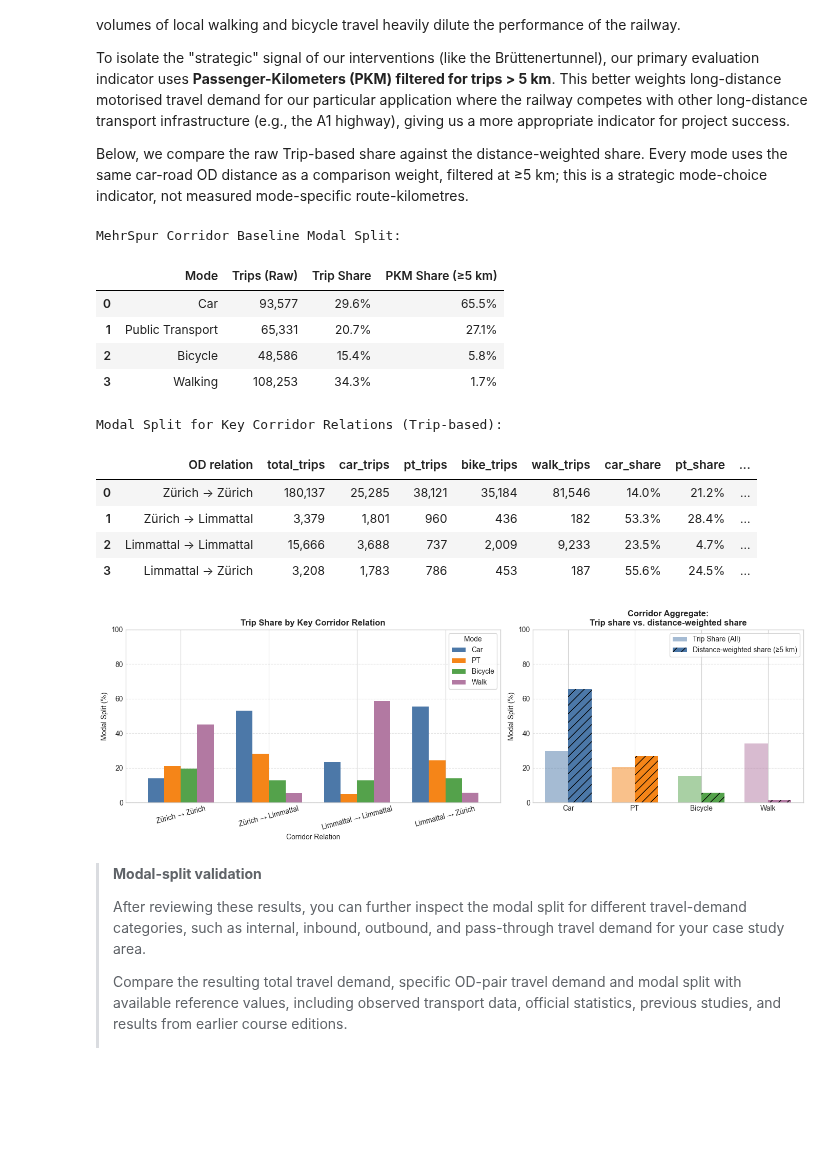
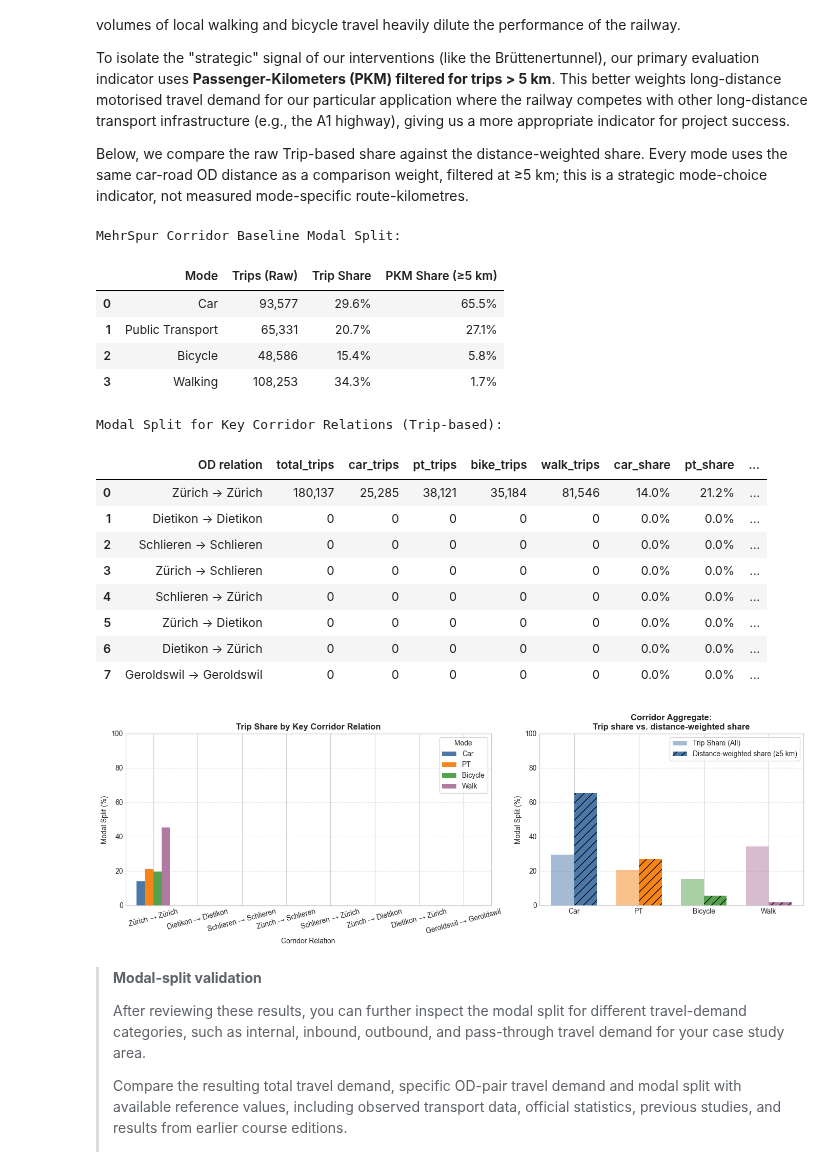
Before and after one commit to sebischoff/IP-HS26-MehrSpur-CaseStudy, a Jupyter notebook: notebooks/02_system_modeling.ipynb, the cells around one changed output. Saved outputs shown, nothing was run; the diff lists cells and outputs as text; code cells hidden in the pictures; blank space fills up the shorter version.

```diff
--- a/notebooks/02_system_modeling.ipynb
+++ b/notebooks/02_system_modeling.ipynb
@@ -617,11 +619,14 @@ display(corridor_split.style.format({
 # 2. Modal split for key corridor relations (Raw Trips)
 key_pairs = [
     ("Zürich", "Zürich"),
-    ("Zürich", "Limmattal"),
-    ("Limmattal", "Limmattal"),
-    ("Limmattal", "Zürich")
+    ("Dietikon", "Dietikon"),
+    ("Schlieren", "Schlieren"),
+    ("Zürich", "Schlieren"),
+    ("Schlieren", "Zürich"),
+    ("Zürich", "Dietikon"),
+    ("Dietikon", "Zürich"),
+    ("Geroldswil", "Geroldswil")
 ]
-
 od_split = tmi.corridor_od_summary(ctx, res_stage0, key_pairs, macro_regions=p.CORRIDOR_REGIONS)
 exports.save_outputs("1_5_baseline_modal_split", tables={"od_relations": od_split})
 print("\nModal Split for Key Corridor Relations (Trip-based):")
@@ -657,37 +662,41 @@ axes[0].legend(title="Mode", frameon=True)
 axes[0].grid(axis="y", linestyle="--", alpha=0.5)
 
 # --- Right Plot: PKM vs Trip Share Comparison ---
 x_indices = np.arange(len(mode_names))
 width = 0.35
 
 axes[1].bar(x_indices - width/2, corridor_split["Trip Share"].mul(100), width, label='Trip Share (All)', color=[c for c in colors], alpha=0.5)
 axes[1].bar(x_indices + width/2, corridor_split["PKM Share (>5km)"].mul(100), width, label='Distance-weighted share (≥5 km)', color=colors, hatch="//")
 
 axes[1].set_title("Corridor Aggregate:\nTrip share vs. distance-weighted share", fontsize=12, fontweight="bold")
 axes[1].set_xticks(x_indices)
 axes[1].set_xticklabels(mode_names)
 axes[1].set_ylabel("Modal Split (%)", fontsize=10)
 axes[1].set_ylim(0, 100)
 axes[1].grid(axis="y", linestyle="--", alpha=0.5)
 axes[1].legend(loc="upper right", frameon=True)
 
 plt.tight_layout()
 exports.save_outputs("1_5_baseline_modal_split", figure=fig)
 plt.show()
 # %% [output]
 MehrSpur Corridor Baseline Modal Split:
 |  | Mode | Trips (Raw) | Trip Share | PKM Share (≥5 km) |
 | 0 | Car | 93,577 | 29.6% | 65.5% |
 | 1 | Public Transport | 65,331 | 20.7% | 27.1% |
 | 2 | Bicycle | 48,586 | 15.4% | 5.8% |
 | 3 | Walking | 108,253 | 34.3% | 1.7% |
 Modal Split for Key Corridor Relations (Trip-based):
 |  | OD relation | total_trips | car_trips | pt_trips | bike_trips | walk_trips | car_share | pt_share | ... |
 | 0 | Zürich → Zürich | 180,137 | 25,285 | 38,121 | 35,184 | 81,546 | 14.0% | 21.2% | ... |
-| 1 | Zürich → Limmattal | 3,379 | 1,801 | 960 | 436 | 182 | 53.3% | 28.4% | ... |
-| 2 | Limmattal → Limmattal | 15,666 | 3,688 | 737 | 2,009 | 9,233 | 23.5% | 4.7% | ... |
-| 3 | Limmattal → Zürich | 3,208 | 1,783 | 786 | 453 | 187 | 55.6% | 24.5% | ... |
+| 1 | Dietikon → Dietikon | 0 | 0 | 0 | 0 | 0 | 0.0% | 0.0% | ... |
+| 2 | Schlieren → Schlieren | 0 | 0 | 0 | 0 | 0 | 0.0% | 0.0% | ... |
+| 3 | Zürich → Schlieren | 0 | 0 | 0 | 0 | 0 | 0.0% | 0.0% | ... |
+| 4 | Schlieren → Zürich | 0 | 0 | 0 | 0 | 0 | 0.0% | 0.0% | ... |
+| 5 | Zürich → Dietikon | 0 | 0 | 0 | 0 | 0 | 0.0% | 0.0% | ... |
+| 6 | Dietikon → Zürich | 0 | 0 | 0 | 0 | 0 | 0.0% | 0.0% | ... |
+| 7 | Geroldswil → Geroldswil | 0 | 0 | 0 | 0 | 0 | 0.0% | 0.0% | ... |
-[figure, old version]
+[figure, new version]
 # %% [markdown]
 > **Modal-split validation**
 >
```
Also changed, not shown: parts of 13 cells of this notebook, 1 other file.
